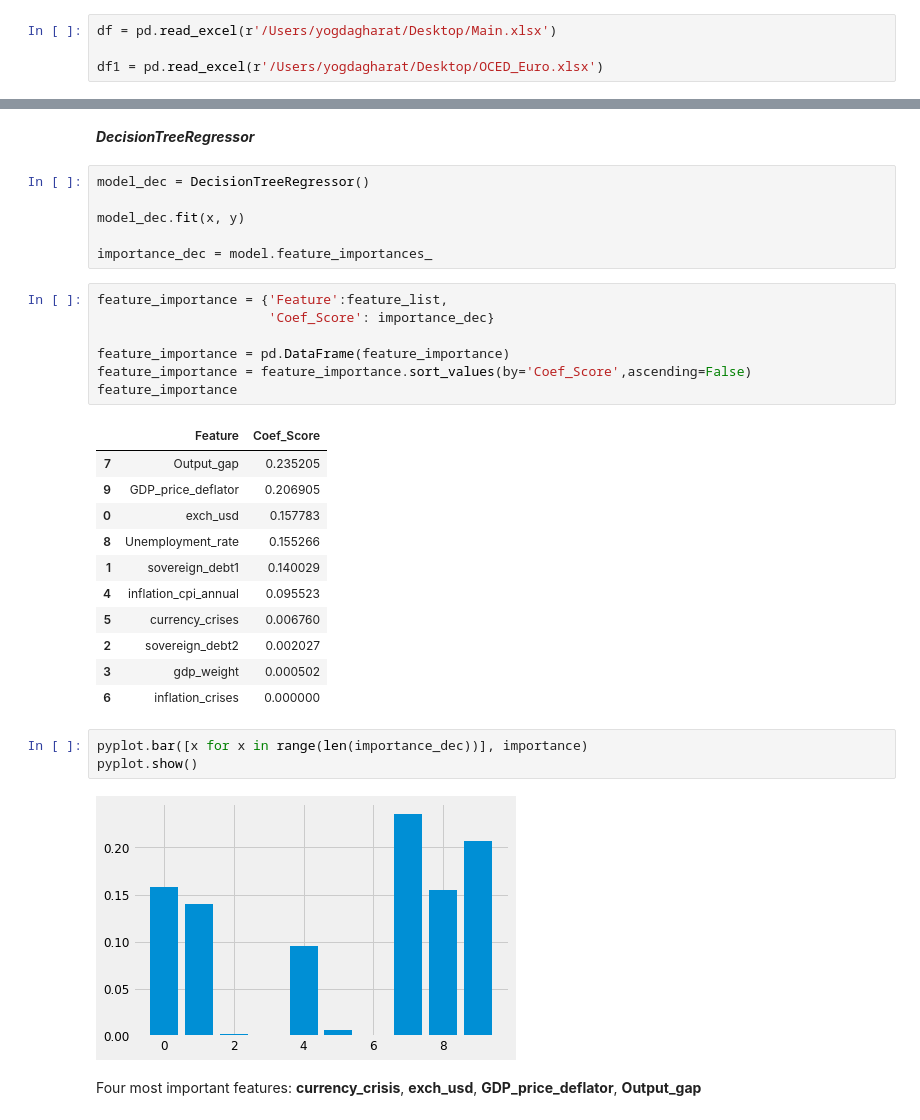
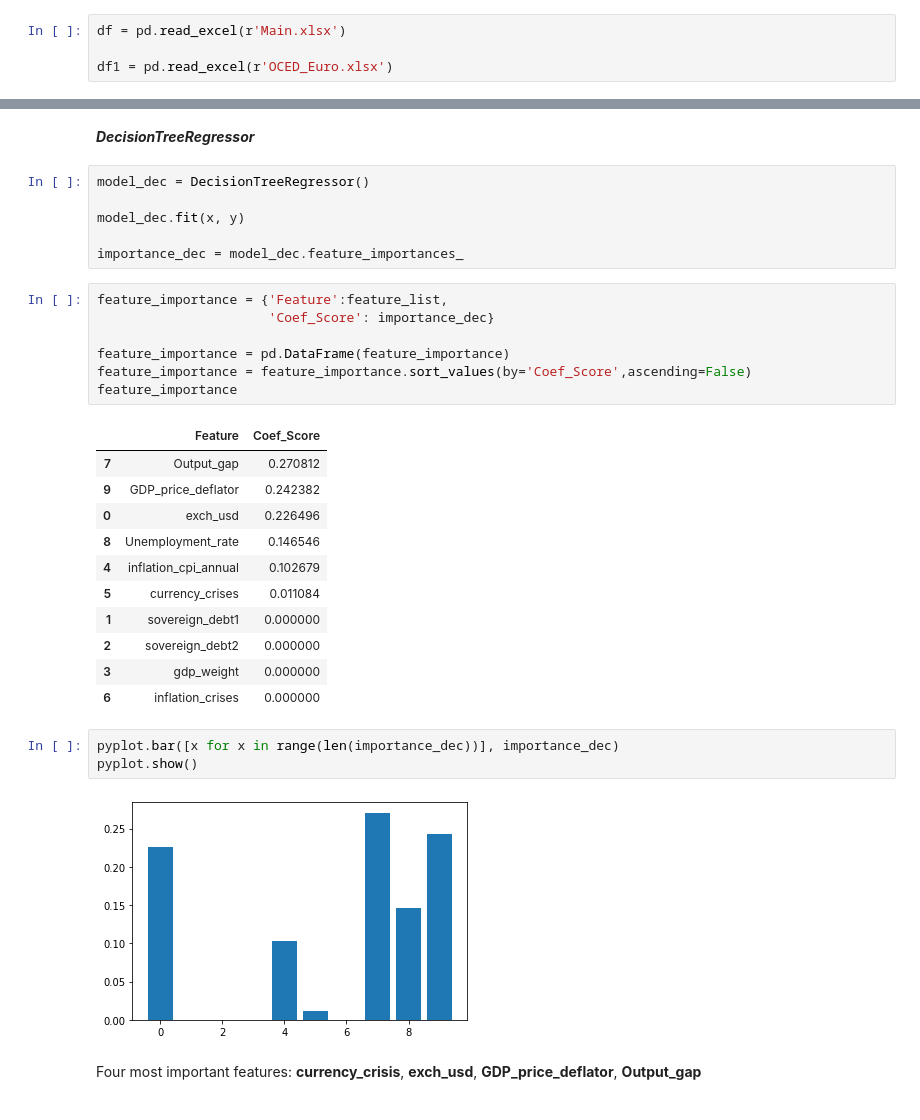
Before and after one commit to yogdagharat/Multiverse, a Jupyter notebook: SystemicCrisis.ipynb, the cells around one changed output, grey strips where cells are left out. Drawn from its saved outputs; the diff is of its cells as text.

```diff
--- a/SystemicCrisis.ipynb
+++ b/SystemicCrisis.ipynb
@@ -44,9 +44,9 @@ For the purpose of this analysis, we will focus on the 19 European Countries of
 
 As mentioned earlier, systemic crisis affect macroeconomic factors. So for our study, we have considered variables concerning the GDP, exchange rate, and unemployment rate (collected from the OECD Public Finance Dataset)
 # %%
-df = pd.read_excel(r'/Users/yogdagharat/Desktop/Main.xlsx')
+df = pd.read_excel(r'Main.xlsx')
 
-df1 = pd.read_excel(r'/Users/yogdagharat/Desktop/OCED_Euro.xlsx')
+df1 = pd.read_excel(r'OCED_Euro.xlsx')
 # %%
 df1 = df1.rename(columns = {'year':'Year',
                           'country':'Country',
@@ -370,7 +370,7 @@ model_dec = DecisionTreeRegressor()
 
 model_dec.fit(x, y)
 
-importance_dec = model.feature_importances_
+importance_dec = model_dec.feature_importances_
 # %%
 feature_importance = {'Feature':feature_list,
                       'Coef_Score': importance_dec}
@@ -380,21 +380,21 @@ feature_importance = feature_importance.sort_values(by='Coef_Score',ascending=Fa
 feature_importance
 # %% [output]
 |  | Feature | Coef_Score |
-| 7 | Output_gap | 0.235205 |
-| 9 | GDP_price_deflator | 0.206905 |
-| 0 | exch_usd | 0.157783 |
-| 8 | Unemployment_rate | 0.155266 |
-| 1 | sovereign_debt1 | 0.140029 |
-| 4 | inflation_cpi_annual | 0.095523 |
-| 5 | currency_crises | 0.006760 |
-| 2 | sovereign_debt2 | 0.002027 |
-| 3 | gdp_weight | 0.000502 |
+| 7 | Output_gap | 0.270812 |
+| 9 | GDP_price_deflator | 0.242382 |
+| 0 | exch_usd | 0.226496 |
+| 8 | Unemployment_rate | 0.146546 |
+| 4 | inflation_cpi_annual | 0.102679 |
+| 5 | currency_crises | 0.011084 |
+| 1 | sovereign_debt1 | 0.000000 |
+| 2 | sovereign_debt2 | 0.000000 |
+| 3 | gdp_weight | 0.000000 |
 | 6 | inflation_crises | 0.000000 |
 # %%
-pyplot.bar([x for x in range(len(importance_dec))], importance)
+pyplot.bar([x for x in range(len(importance_dec))], importance_dec)
 pyplot.show()
 # %% [output]
-[figure, old version]
+[figure, new version]
 # %% [markdown]
 Four most important features: **currency_crisis**, **exch_usd**, **GDP_price_deflator**, **Output_gap**
 # %% [markdown]
```
Also changed, not shown: parts of 11 cells of this notebook.
